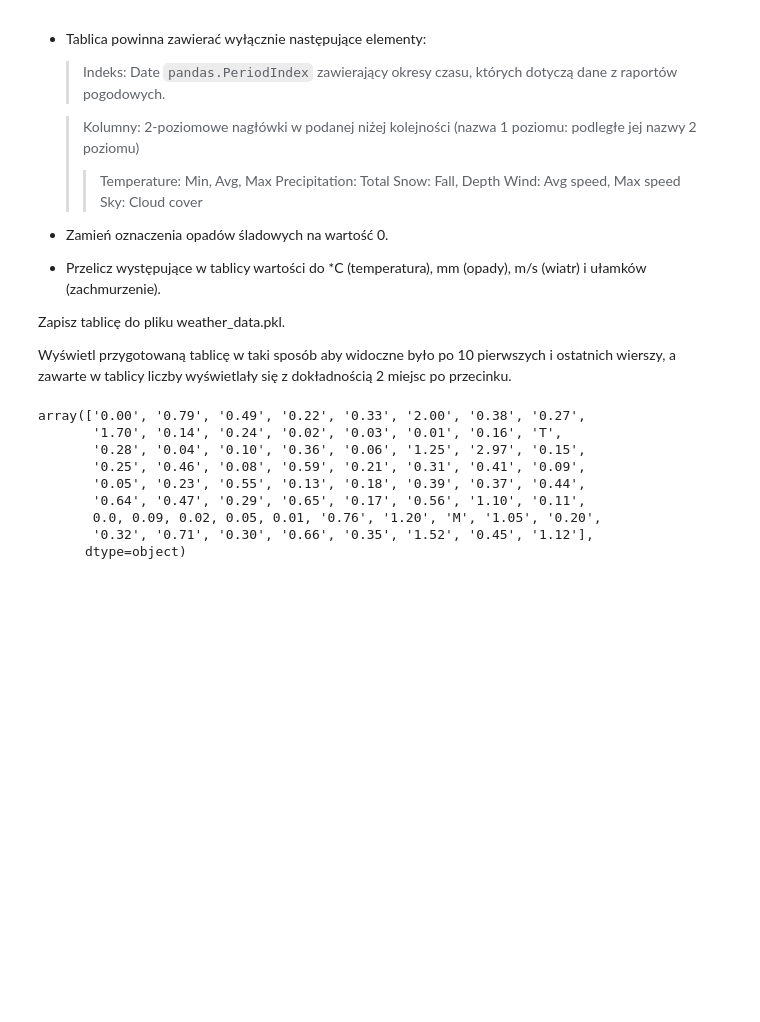
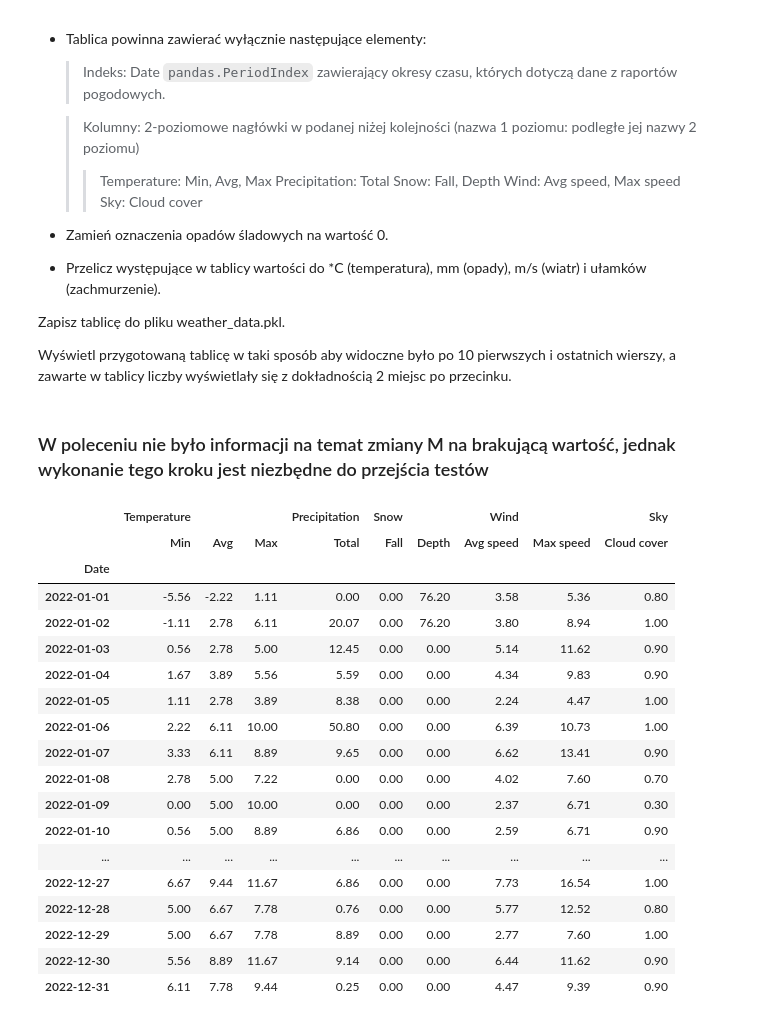
Before and after one commit to kubanskan/AGHCourse-DataAnalysisPython, a Jupyter notebook: Project3-DescriptiveStatisticsPart3/ZZ03_CZ01.ipynb, the cells around one changed output. Drawn from its saved outputs; the diff is of its cells as text; code cells hidden in the pictures; blank space fills up the shorter version.

```diff
--- a/Project3-DescriptiveStatisticsPart3/ZZ03_CZ01.ipynb
+++ b/Project3-DescriptiveStatisticsPart3/ZZ03_CZ01.ipynb
@@ -138,14 +138,42 @@ weather_data = weather_data.iloc[:,[2,3,1,7,8,9,10,11,15]]
 columns = pd.MultiIndex.from_tuples([("Temperature","Min"),("Temperature","Avg"),("Temperature","Max"),("Precipitation","Total"),
           ("Snow","Fall"),("Snow","Depth"),("Wind","Avg speed"),("Wind","Max speed"),("Sky","Cloud cover")])
 weather_data = pd.DataFrame(weather_data.values,weather_data.index,columns)
-weather_data["Precipitation"]["Total"].unique()
-# %% [output]
-array(['0.00', '0.79', '0.49', '0.22', '0.33', '2.00', '0.38', '0.27',
-       '1.70', '0.14', '0.24', '0.02', '0.03', '0.01', '0.16', 'T',
-       '0.28', '0.04', '0.10', '0.36', '0.06', '1.25', '2.97', '0.15',
-       '0.25', '0.46', '0.08', '0.59', '0.21', '0.31', '0.41', '0.09',
-       '0.05', '0.23', '0.55', '0.13', '0.18', '0.39', '0.37', '0.44',
-       '0.64', '0.47', '0.29', '0.65', '0.17', '0.56', '1.10', '0.11',
-       0.0, 0.09, 0.02, 0.05, 0.01, '0.76', '1.20', 'M', '1.05', '0.20',
-       '0.32', '0.71', '0.30', '0.66', '0.35', '1.52', '0.45', '1.12'],
-      dtype=object)
+# %%
+weather_data.replace('T', 0, inplace = True)
+# %% [markdown]
+### W poleceniu nie było informacji na temat zmiany M na brakującą wartość, jednak wykonanie tego kroku jest niezbędne do przejścia testów
+# %%
+weather_data.replace('M', np.nan, inplace = True)
+weather_data = weather_data.astype(float)
+# %%
+weather_data.loc[:, ('Temperature','Min')] = weather_data['Temperature']['Min'].apply(lambda x: (x - 32) * 5/9)
+weather_data.loc[:, ('Temperature','Avg')] = weather_data['Temperature']['Avg'].apply(lambda x: (x - 32) * 5/9)
+weather_data.loc[:, ('Temperature','Max')] = weather_data['Temperature']['Max'].apply(lambda x: (x - 32) * 5/9)
+weather_data.loc[:, ('Snow','Fall')]  = weather_data['Snow']['Fall'].apply(lambda x:  x * 25.4)
+weather_data.loc[:, ('Snow','Depth')] = weather_data['Snow']['Depth'].apply(lambda x:  x * 25.4)
+weather_data.loc[:, ('Precipitation','Total')] = weather_data['Precipitation']['Total'].apply(lambda x: x * 25.4)
+weather_data.loc[:, ('Wind','Avg speed')]  = weather_data['Wind']['Avg speed'].apply(lambda x: x * 0.44704)
+weather_data.loc[:, ('Wind','Max speed')]  = weather_data['Wind']['Max speed'].apply(lambda x: x * 0.44704)
+weather_data['Sky'] = weather_data['Sky'].apply(lambda x: x/10)
+# %%
+weather_data.iloc[[*range(10), *range(-10, 0)]].style.format(precision=2)
+# %% [output]
+|  | Temperature |  |  | Precipitation | Snow |  | Wind |  | Sky |
+|  | Min | Avg | Max | Total | Fall | Depth | Avg speed | Max speed | Cloud cover |
+| Date |  |  |  |  |  |  |  |  |  |
+| 2022-01-01 | -5.56 | -2.22 | 1.11 | 0.00 | 0.00 | 76.20 | 3.58 | 5.36 | 0.80 |
+| 2022-01-02 | -1.11 | 2.78 | 6.11 | 20.07 | 0.00 | 76.20 | 3.80 | 8.94 | 1.00 |
+| 2022-01-03 | 0.56 | 2.78 | 5.00 | 12.45 | 0.00 | 0.00 | 5.14 | 11.62 | 0.90 |
+| 2022-01-04 | 1.67 | 3.89 | 5.56 | 5.59 | 0.00 | 0.00 | 4.34 | 9.83 | 0.90 |
+| 2022-01-05 | 1.11 | 2.78 | 3.89 | 8.38 | 0.00 | 0.00 | 2.24 | 4.47 | 1.00 |
+| 2022-01-06 | 2.22 | 6.11 | 10.00 | 50.80 | 0.00 | 0.00 | 6.39 | 10.73 | 1.00 |
+| 2022-01-07 | 3.33 | 6.11 | 8.89 | 9.65 | 0.00 | 0.00 | 6.62 | 13.41 | 0.90 |
+| 2022-01-08 | 2.78 | 5.00 | 7.22 | 0.00 | 0.00 | 0.00 | 4.02 | 7.60 | 0.70 |
+| 2022-01-09 | 0.00 | 5.00 | 10.00 | 0.00 | 0.00 | 0.00 | 2.37 | 6.71 | 0.30 |
+| 2022-01-10 | 0.56 | 5.00 | 8.89 | 6.86 | 0.00 | 0.00 | 2.59 | 6.71 | 0.90 |
+| ... | ... | ... | ... | ... | ... | ... | ... | ... | ... |
+| 2022-12-27 | 6.67 | 9.44 | 11.67 | 6.86 | 0.00 | 0.00 | 7.73 | 16.54 | 1.00 |
+| 2022-12-28 | 5.00 | 6.67 | 7.78 | 0.76 | 0.00 | 0.00 | 5.77 | 12.52 | 0.80 |
+| 2022-12-29 | 5.00 | 6.67 | 7.78 | 8.89 | 0.00 | 0.00 | 2.77 | 7.60 | 1.00 |
+| 2022-12-30 | 5.56 | 8.89 | 11.67 | 9.14 | 0.00 | 0.00 | 6.44 | 11.62 | 0.90 |
+| 2022-12-31 | 6.11 | 7.78 | 9.44 | 0.25 | 0.00 | 0.00 | 4.47 | 9.39 | 0.90 |
```
Also changed, not shown: parts of 2 cells of this notebook, 1 other file.
